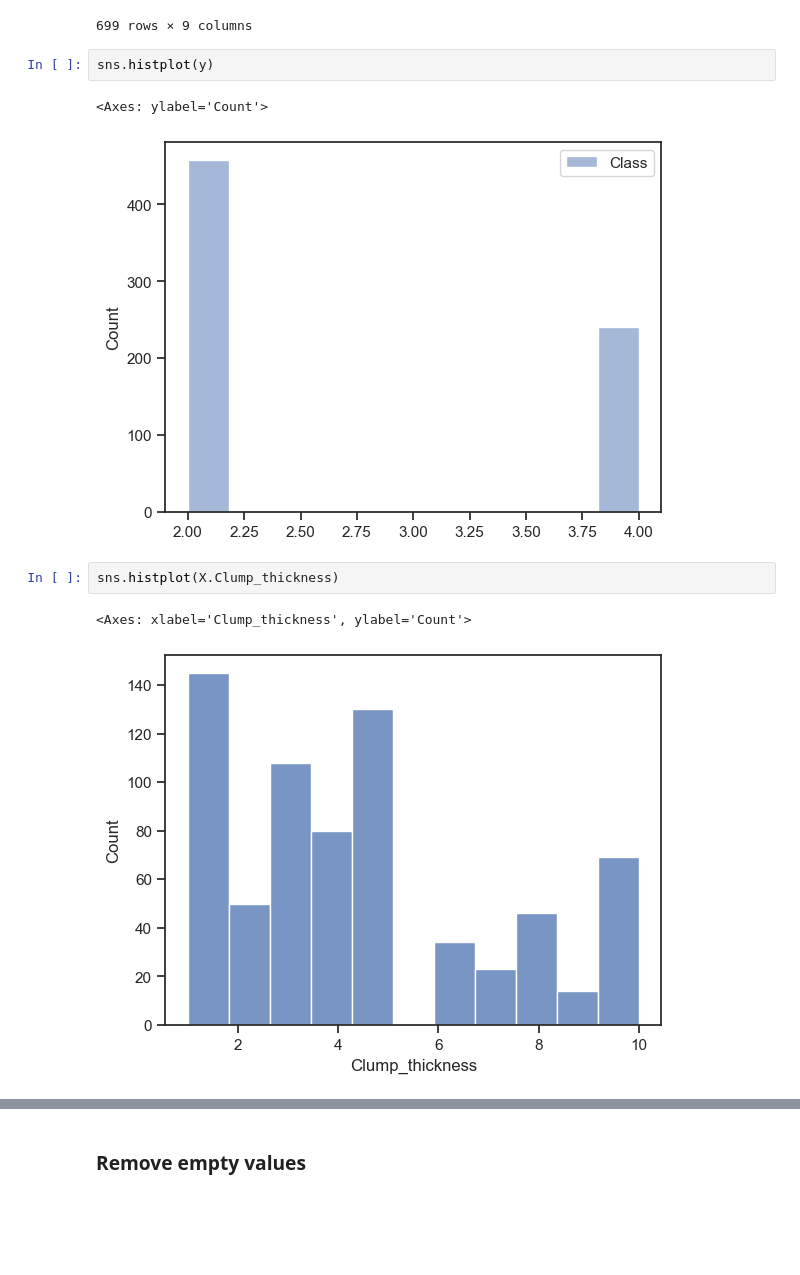
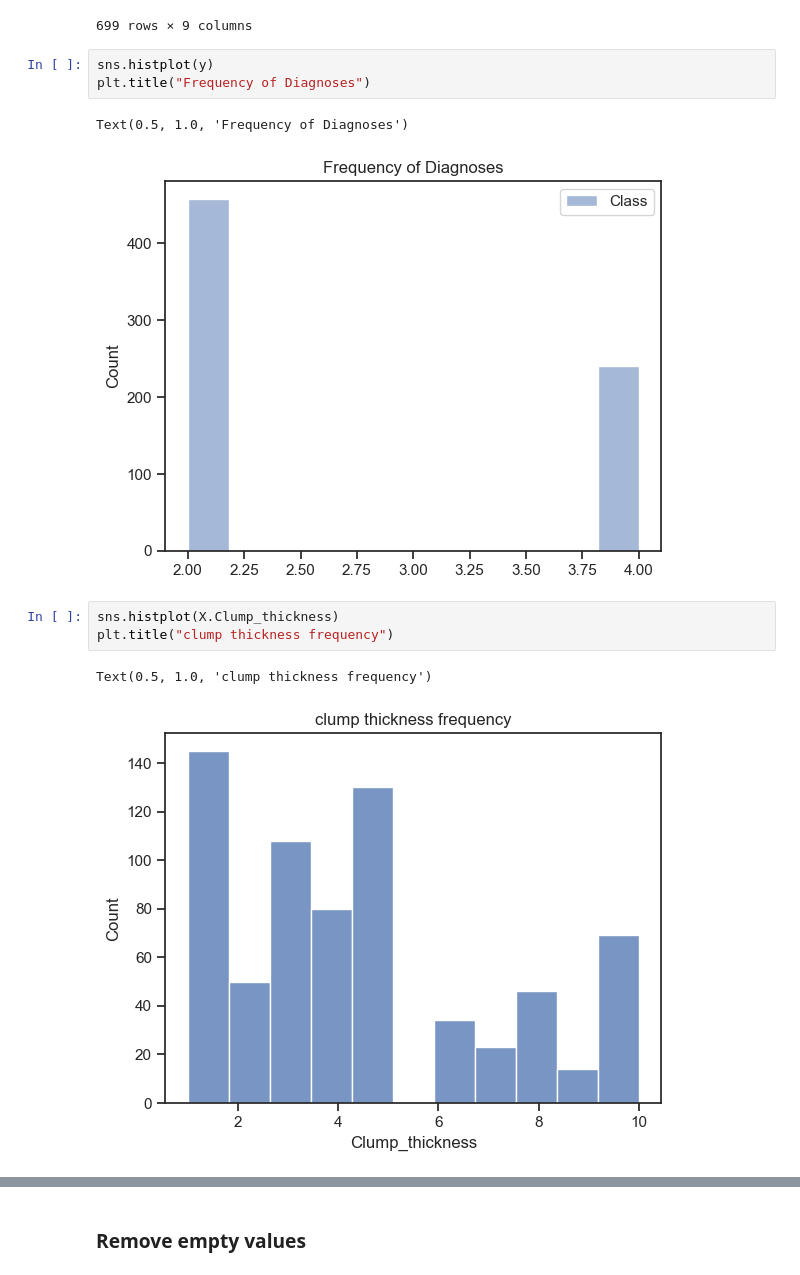
Before and after one commit to xycnotz/207_FINAL, a Jupyter notebook: W207_final_log.ipynb, the cells around one changed output, grey strips where cells are left out. Drawn from its saved outputs; the diff is of its cells as text; blank space fills up the shorter version.

Commit message:
Updated graphs and experiments

```diff
--- a/W207_final_log.ipynb
+++ b/W207_final_log.ipynb
@@ -75,11 +76,13 @@ X
 699 rows × 9 columns
 # %%
 sns.histplot(y)
+plt.title("Frequency of Diagnoses")
 # %% [output]
-<Axes: ylabel='Count'>
+Text(0.5, 1.0, 'Frequency of Diagnoses')
-[figure, old version]
+[figure, new version]
 # %%
 sns.histplot(X.Clump_thickness)
+plt.title("clump thickness frequency")
 # %% [output]
-<Axes: xlabel='Clump_thickness', ylabel='Count'>
+Text(0.5, 1.0, 'clump thickness frequency')
-[figure, old version]
+[figure, new version]
```
Also changed, not shown: parts of 21 cells of this notebook.
